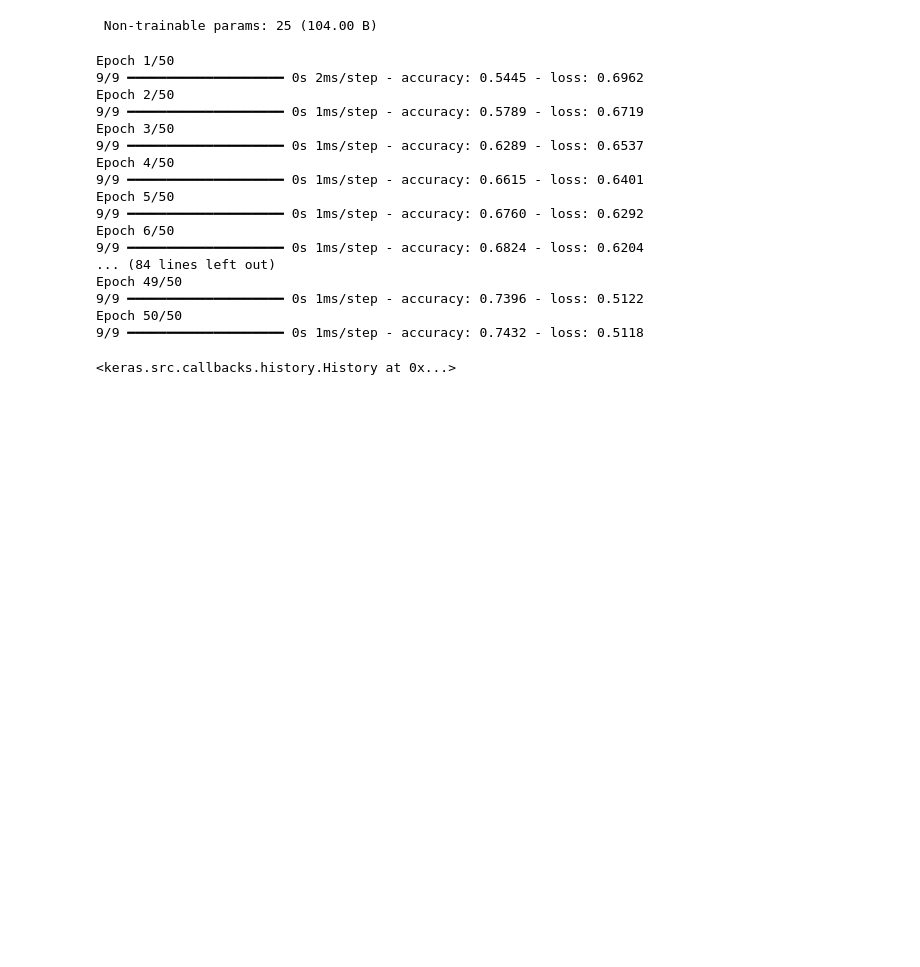
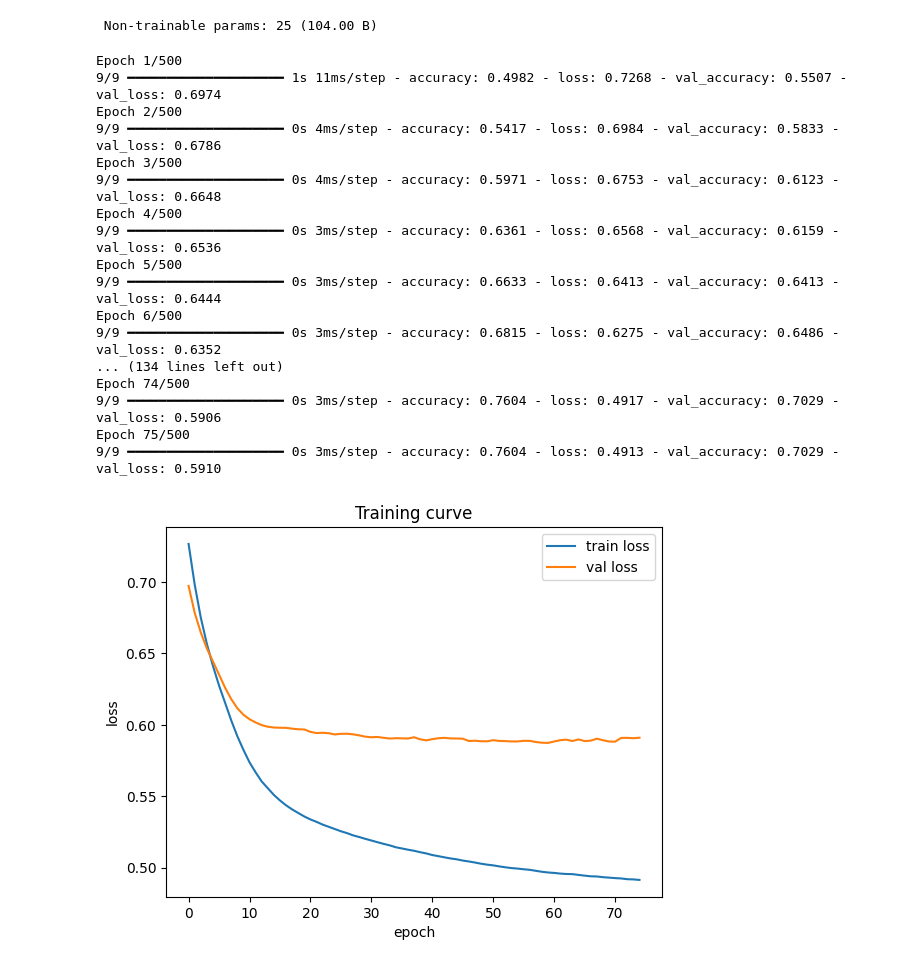
Before and after one commit to emaforlin/world_cup_learning_modernized, a Jupyter notebook: learn.ipynb, the cells around one changed output. Saved outputs shown, nothing was run; the diff lists cells and outputs as text; code cells hidden in the pictures; blank space fills up the shorter version.

```diff
--- a/learn.ipynb
+++ b/learn.ipynb
@@ -108,30 +110,47 @@ Model: "sequential"
  Trainable params: 251 (1004.00 B)
  Non-trainable params: 25 (104.00 B)
 # %%
-network.fit(
+history = network.fit(
     train[input_cols], train[output_col],
-    epochs=50,
+    epochs=500,
     batch_size=128,
+    validation_data=(test[input_cols], test[output_col]),
+    callbacks=[
+        EarlyStopping(
+            monitor='val_loss',
+            patience=15,
+            restore_best_weights=True,
+        )
+    ],
 )
 # %% [output]
-Epoch 1/50
-9/9 ━━━━━━━━━━━━━━━━━━━━ 0s 2ms/step - accuracy: 0.5445 - loss: 0.6962
-Epoch 2/50
-9/9 ━━━━━━━━━━━━━━━━━━━━ 0s 1ms/step - accuracy: 0.5789 - loss: 0.6719
-Epoch 3/50
-9/9 ━━━━━━━━━━━━━━━━━━━━ 0s 1ms/step - accuracy: 0.6289 - loss: 0.6537
-Epoch 4/50
-9/9 ━━━━━━━━━━━━━━━━━━━━ 0s 1ms/step - accuracy: 0.6615 - loss: 0.6401
-Epoch 5/50
-9/9 ━━━━━━━━━━━━━━━━━━━━ 0s 1ms/step - accuracy: 0.6760 - loss: 0.6292
-Epoch 6/50
-9/9 ━━━━━━━━━━━━━━━━━━━━ 0s 1ms/step - accuracy: 0.6824 - loss: 0.6204
-... (84 lines left out)
-Epoch 49/50
-9/9 ━━━━━━━━━━━━━━━━━━━━ 0s 1ms/step - accuracy: 0.7396 - loss: 0.5122
-Epoch 50/50
-9/9 ━━━━━━━━━━━━━━━━━━━━ 0s 1ms/step - accuracy: 0.7432 - loss: 0.5118
+Epoch 1/500
+9/9 ━━━━━━━━━━━━━━━━━━━━ 1s 11ms/step - accuracy: 0.4982 - loss: 0.7268 - val_accuracy: 0.5507 - val_loss: 0.6974
+Epoch 2/500
+9/9 ━━━━━━━━━━━━━━━━━━━━ 0s 4ms/step - accuracy: 0.5417 - loss: 0.6984 - val_accuracy: 0.5833 - val_loss: 0.6786
+Epoch 3/500
+9/9 ━━━━━━━━━━━━━━━━━━━━ 0s 4ms/step - accuracy: 0.5971 - loss: 0.6753 - val_accuracy: 0.6123 - val_loss: 0.6648
+Epoch 4/500
+9/9 ━━━━━━━━━━━━━━━━━━━━ 0s 3ms/step - accuracy: 0.6361 - loss: 0.6568 - val_accuracy: 0.6159 - val_loss: 0.6536
+Epoch 5/500
+9/9 ━━━━━━━━━━━━━━━━━━━━ 0s 3ms/step - accuracy: 0.6633 - loss: 0.6413 - val_accuracy: 0.6413 - val_loss: 0.6444
+Epoch 6/500
+9/9 ━━━━━━━━━━━━━━━━━━━━ 0s 3ms/step - accuracy: 0.6815 - loss: 0.6275 - val_accuracy: 0.6486 - val_loss: 0.6352
+... (134 lines left out)
+Epoch 74/500
+9/9 ━━━━━━━━━━━━━━━━━━━━ 0s 3ms/step - accuracy: 0.7604 - loss: 0.4917 - val_accuracy: 0.7029 - val_loss: 0.5906
+Epoch 75/500
+9/9 ━━━━━━━━━━━━━━━━━━━━ 0s 3ms/step - accuracy: 0.7604 - loss: 0.4913 - val_accuracy: 0.7029 - val_loss: 0.5910
-<keras.src.callbacks.history.History at 0x...>
+# %%
+plt.plot(history.history['loss'], label='train loss')
+plt.plot(history.history['val_loss'], label='val loss')
+plt.xlabel('epoch')
+plt.ylabel('loss')
+plt.title('Training curve')
+plt.legend()
+plt.show()
+# %% [output]
+[figure, added]
 # %%
 train_predictions = network.predict(train[input_cols])
 
```
Also changed, not shown: parts of 14 cells of this notebook.
